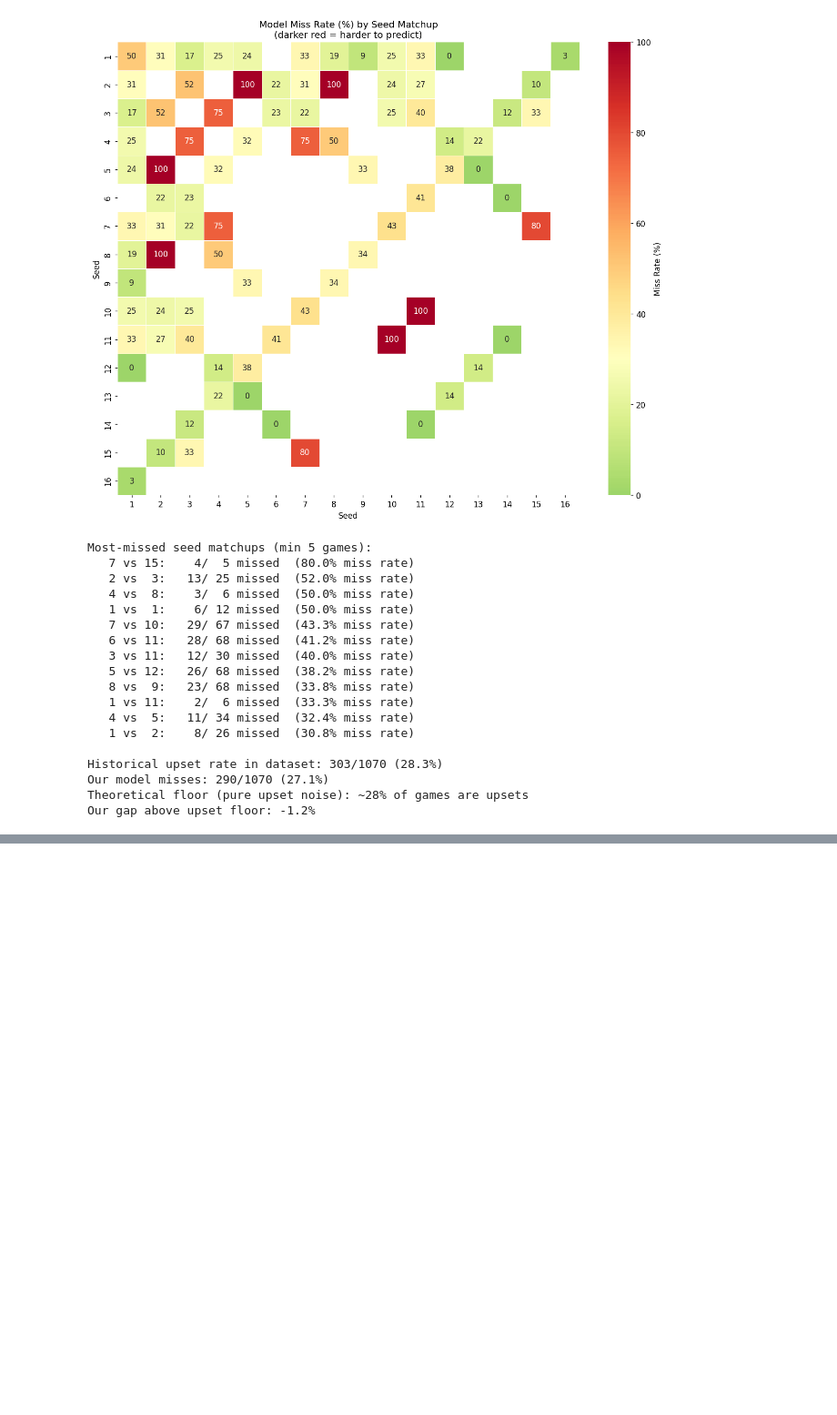
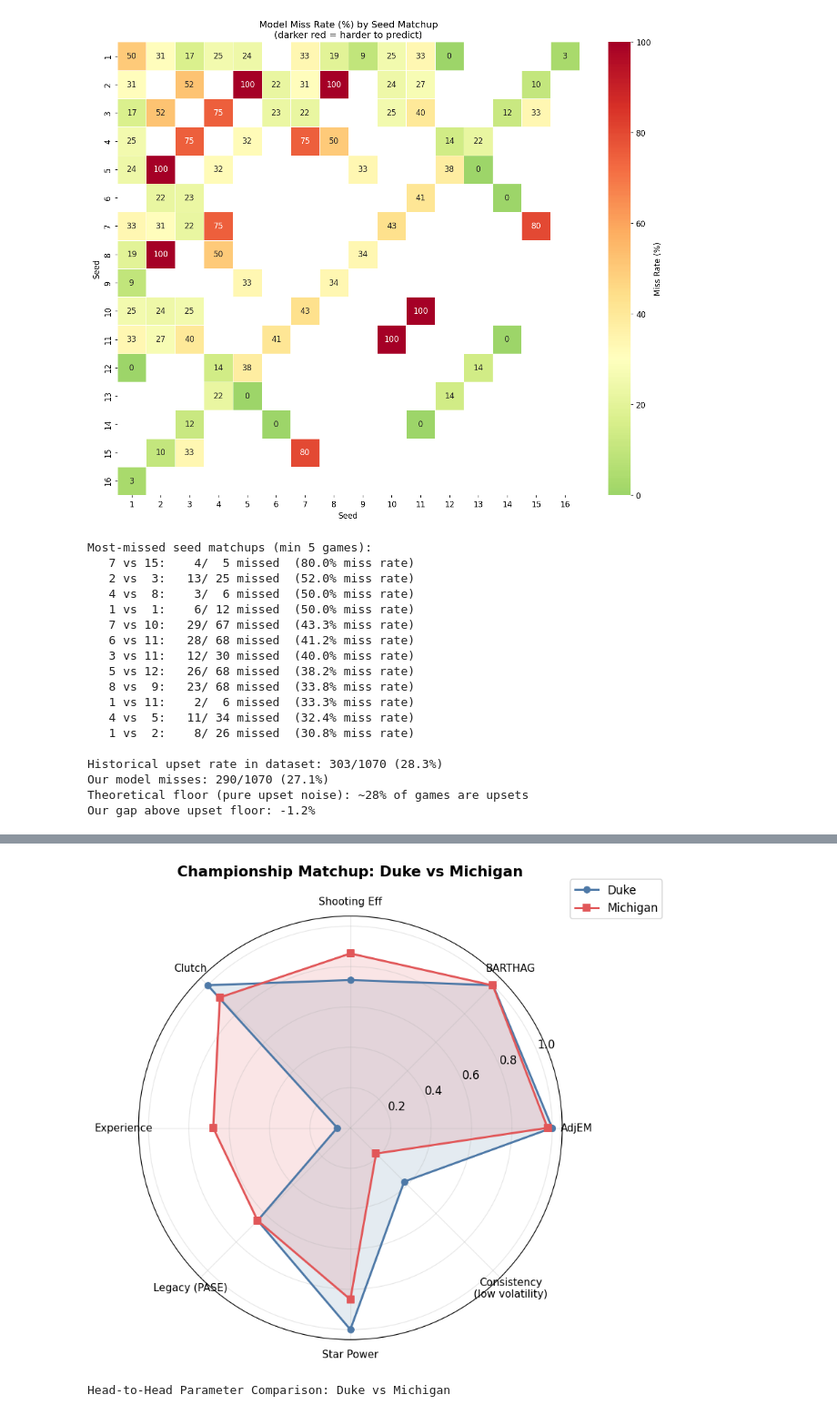
Before and after one commit to aldemirkonuk/MarchMadness2026, a Jupyter notebook: notebooks/model_diagnostics.ipynb, the cells around one changed output, grey strips where cells are left out. Shown at 91% size. Cells and saved outputs as stored; diff of their text form; code cells hidden in the pictures; blank space fills up the shorter version.

```diff
--- a/notebooks/model_diagnostics.ipynb
+++ b/notebooks/model_diagnostics.ipynb
@@ -889,0 +1180,72 @@ Our gap above upset floor: -1.2%
+# %%
+params_df = pd.read_csv(os.path.join('..', 'data', 'results', 'team_parameters.csv'))
+params_df = params_df.set_index('team')
+
+# Identify championship finalists from the report
+champ_games = all_rounds.get('CHAMP', [])
+if champ_games:
+    team1_name, team2_name = champ_games[0]['team_a'], champ_games[0]['team_b']
+else:
+    team1_name, team2_name = 'Duke', 'Michigan'
+
+radar_params = ['adj_em', 'barthag', 'shooting_eff', 'clutch_factor', 'exp',
+                'legacy_factor', 'spi', 'consistency']
+radar_labels = ['AdjEM', 'BARTHAG', 'Shooting Eff', 'Clutch', 'Experience',
+                'Legacy (PASE)', 'Star Power', 'Consistency']
+
+# Normalize each parameter to 0-1 across all 68 teams
+radar_norm = params_df[radar_params].copy()
+for col in radar_params:
+    mn, mx = radar_norm[col].min(), radar_norm[col].max()
+    if mx > mn:
+        radar_norm[col] = (radar_norm[col] - mn) / (mx - mn)
+    else:
+        radar_norm[col] = 0.5
+
+# Invert consistency (lower std = better)
+radar_norm['consistency'] = 1.0 - radar_norm['consistency']
+radar_labels[radar_labels.index('Consistency')] = 'Consistency\n(low volatility)'
+
+t1 = radar_norm.loc[team1_name].values
+t2 = radar_norm.loc[team2_name].values
+
+N = len(radar_params)
+angles = np.linspace(0, 2 * np.pi, N, endpoint=False).tolist()
+angles += angles[:1]
+t1 = np.append(t1, t1[0])
+t2 = np.append(t2, t2[0])
+
+fig, ax = plt.subplots(figsize=(8, 8), subplot_kw=dict(polar=True))
+ax.fill(angles, t1, alpha=0.15, color='#4e79a7')
+ax.plot(angles, t1, 'o-', color='#4e79a7', linewidth=2, markersize=6, label=team1_name)
+ax.fill(angles, t2, alpha=0.15, color='#e15759')
+ax.plot(angles, t2, 's-', color='#e15759', linewidth=2, markersize=6, label=team2_name)
+
+ax.set_xticks(angles[:-1])
+ax.set_xticklabels(radar_labels, fontsize=10)
+ax.set_ylim(0, 1.05)
+ax.set_title(f'Championship Matchup: {team1_name} vs {team2_name}',
+             fontsize=14, fontweight='bold', y=1.08)
+ax.legend(loc='upper right', bbox_to_anchor=(1.25, 1.1), fontsize=11)
+ax.grid(True, alpha=0.3)
+plt.tight_layout()
+plt.show()
+
+# Side-by-side comparison table
+comp = pd.DataFrame({
+    team1_name: params_df.loc[team1_name, radar_params],
+    team2_name: params_df.loc[team2_name, radar_params],
+    'Edge': [''] * len(radar_params),
+})
+for i, p in enumerate(radar_params):
+    v1, v2 = comp.iloc[i, 0], comp.iloc[i, 1]
+    if p == 'consistency':
+        comp.iloc[i, 2] = team1_name if v1 < v2 else team2_name
+    else:
+        comp.iloc[i, 2] = team1_name if v1 > v2 else team2_name
+comp.index = radar_labels
+print(f"\nHead-to-Head Parameter Comparison: {team1_name} vs {team2_name}")
+display(comp)
+# %% [output]
+[figure, added]
+Head-to-Head Parameter Comparison: Duke vs Michigan
```
Also changed, not shown: parts of 14 cells of this notebook, 49 other files.
